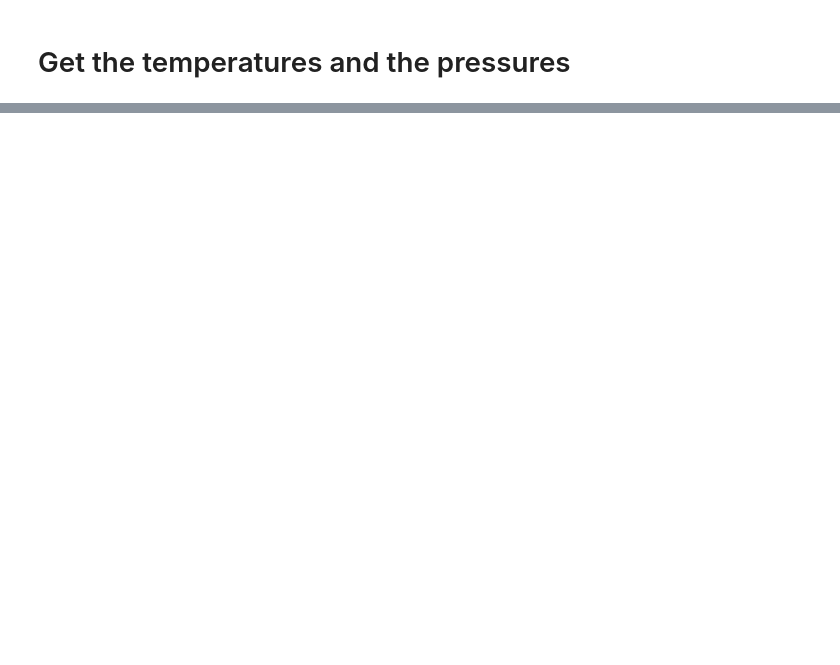
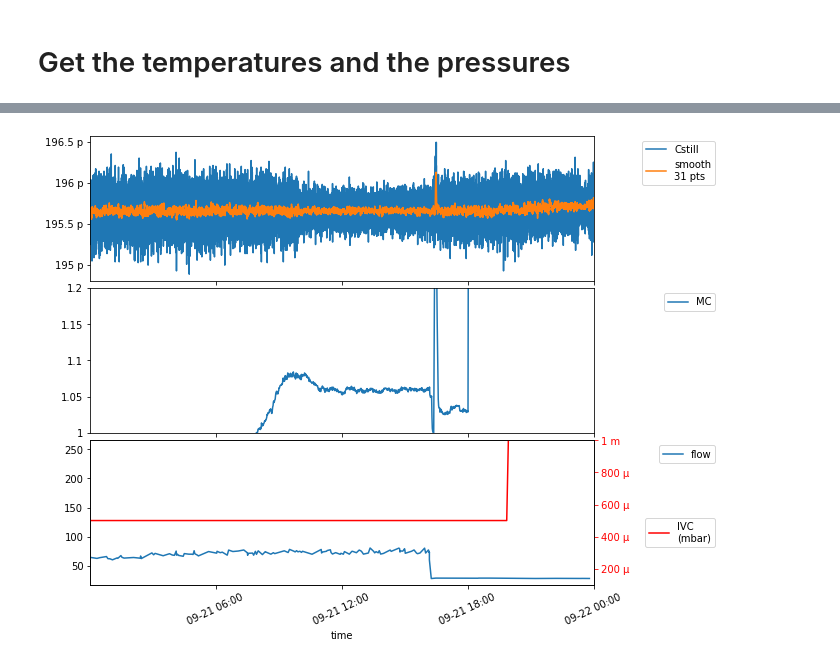
Before and after one commit to cover-me/repository, a Jupyter notebook: Leiden/fridge data plotter/L plotter.ipynb, the cells around one changed output, grey strips where cells are left out. Saved outputs shown, nothing was run; the diff lists cells and outputs as text; code cells hidden in the pictures; blank space fills up the shorter version.

```diff
--- a/Leiden/fridge data plotter/L plotter.ipynb
+++ b/Leiden/fridge data plotter/L plotter.ipynb
@@ -12,8 +20,4 @@ import datetime
 # %%
-# time range
-_ = md.date2num(datetime.datetime.now())
-xlimit = [_-2,_]
-
 # Bridge for still capacitance
 dirBridge = r'C:\Impedance Bridge\Data'
 pathListB = []
@@ -73,9 +85,19 @@ for i in pathListT:
     try:
         _ = np.loadtxt(i,delimiter='\t',converters = {0:lambda s: md.datestr2num(s.decode())})#sometimes the head is missing
     except:
-        _ = np.loadtxt(i,delimiter='\t',converters = {0:lambda s: md.datestr2num(s.decode())},skiprows=4)
+        try:
+            _ = np.loadtxt(i,delimiter='\t',converters = {0:lambda s: md.datestr2num(s.decode())},skiprows=4)
+        except:
+            print('Failed to load', i, os.stat(i).st_size/1000., 'k')
     dTC = _ if dTC is None else np.append(_,dTC,axis=0)
 dFP = None
 for i in pathListP:
-    _ = np.loadtxt(i,delimiter='\t',converters = {0:lambda s: md.datestr2num(s.decode())})
-    dFP = _ if dFP is None else np.append(_,dFP,axis=0)
+    try:
+        _ = np.loadtxt(i,delimiter='\t',converters = {0:lambda s: md.datestr2num(s.decode())})
+    except:
+        try:
+            _ = np.loadtxt(i,delimiter='\t',converters = {0:lambda s: md.datestr2num(s.decode())},skiprows=2)
+        except:
+            print('Failed to load', i, os.stat(i).st_size/1000., 'k')
+    if len(np.shape(_))>1:
+        dFP = _ if dFP is None else np.append(_,dFP,axis=0)
@@ -159,0 +106,67 @@ plt.savefig(datetime.datetime.now().strftime("%Y%m%d_%H.png"),dpi=300)
+# %%
+# interval of x axis, in hours
+hour_interval = 6
+# panel 0 always plot capacitance
+cv0={'Impedance':'Cstill'}
+# panel 1
+cv1={'T3':'MC'}#{'T0':'3K','T1':'still','T2':'cold','T3':'MC','T5':'magnet'}
+# panel 2 has two axes
+cv2={'Flow':'flow'}#{'Flow':'flow','P6':'He4','P7':'He3','P5':'P5'}
+cv3={'MG4':'IVC\n(mbar)'}#{'P5':'P5'}#{'MG5':'still\n(mbar)','MG4':'IVC\n(mbar)'},
+# axes limits are modified below
+
+fig, arrAx = plt.subplots(3,1,figsize=(10, 8),sharex=True)
+fig.subplots_adjust(hspace=0.05)
+
+x = dBridge[:,headBridge['Time']]
+__ = 15
+_ = __*2 + 1#parameter for averaging
+
+# ax0, still capacitance
+for i in cv0:
+    lns = arrAx[0].plot(x,dBridge[:,headBridge[i]],label=cv0[i])
+    #arrAx[0].plot(dBridge2[:,headBridge['Time']],dBridge2[:,headBridge[i]],color=lns[0].get_color())
+    lns = arrAx[0].plot(x[__:-__],np.convolve(dBridge[:,headBridge[i]],np.ones(_)/_,'valid'),label='smooth\n%s pts'%(_))
+    #arrAx[0].plot(dBridge2[:,headBridge['Time']][__:-__],np.convolve(dBridge2[:,headBridge[i]],np.ones(_)/_,'valid'),color=lns[0].get_color())
+
+# ax1, T
+x = dTC[:,headTC['Date1']]
+for i in cv1:
+    arrAx[1].plot(x,dTC[:,headTC[i]]/1000.,label=cv1[i])
+arrAx[1].set_ylim(1,1.2)
+
+# ax2, P
+x = dFP[:,headFP['Date']]
+for i in cv2:
+    arrAx[2].plot(x,dFP[:,headFP[i]],'-',label=cv2[i])
+#arrAx[2].set_ylim(900,1100)
+#arrAx[2].set_yticks([0,200,400,600,800,1000,1200,1400])
+ax3 = arrAx[2].twinx()
+for i in cv3:
+    #ax3.semilogy(x,dFP[:,headFP[i]],label=cv3[i],color='r')
+    ax3.plot(x,dFP[:,headFP[i]],'-r',label=cv3[i])
+ax3.set_ylim(0.0001,0.001)
+#ax3.set_ylim(1300,1500)
+
+plt.subplots_adjust(bottom=0.1,right=0.8,left=0.1)
+
+xfmt = md.DateFormatter('%m-%d %H:%M')
+yfmt = EngFormatter()
+for i in arrAx:
+    i.xaxis.set_major_formatter(xfmt)
+    i.xaxis.set_major_locator(md.HourLocator(interval=hour_interval))
+    i.yaxis.set_major_formatter(yfmt)
+    i.legend(bbox_to_anchor=(1.25, 1),loc='upper right')
+    plt.sca(i)
+    plt.xticks(rotation=25)
+ax3.yaxis.set_major_formatter(yfmt)
+ax3.legend(bbox_to_anchor=(1.25, 0.5),loc='upper right')
+ax3.tick_params(which='both',axis='y', colors='red')
+ax3.set_xlim(*xlimit)
+
+i.set_xlim(*xlimit)
+i.set_xlabel('time')
+plt.savefig(datetime.datetime.now().strftime("%Y%m%d_%H.png"),dpi=300)
+plt.show()
+# %% [output]
+[figure, added]
```
Also changed, not shown: parts of 11 cells of this notebook.
